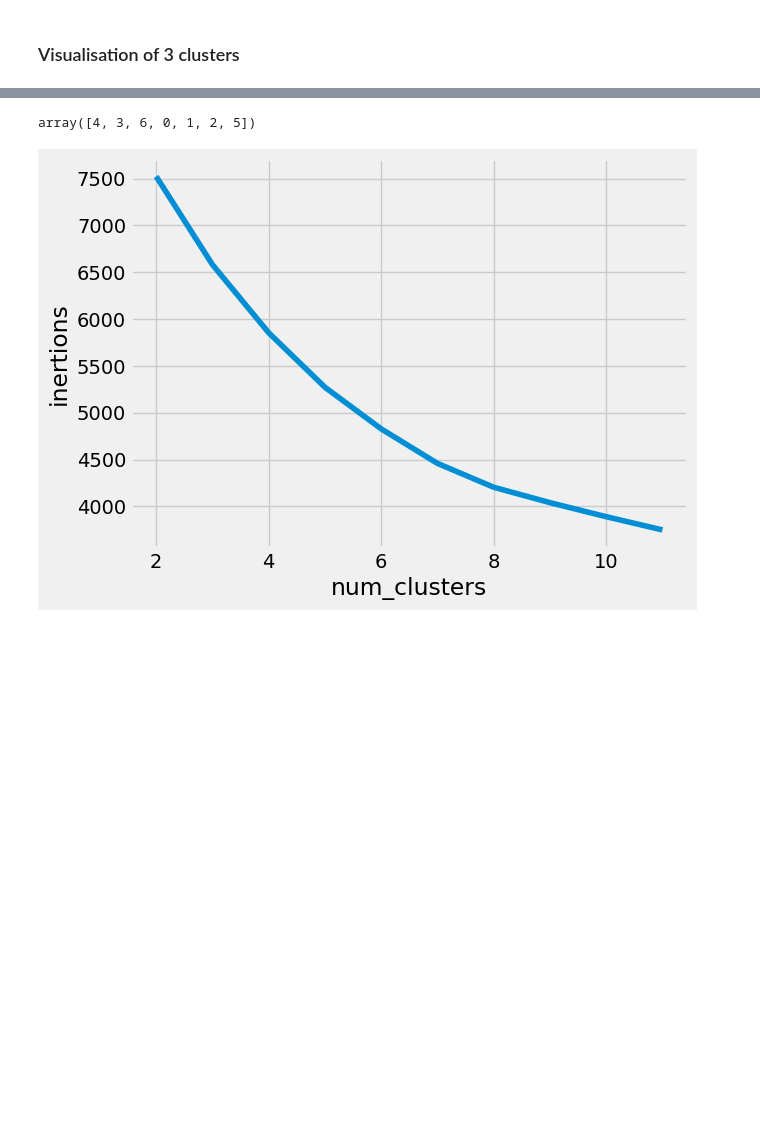
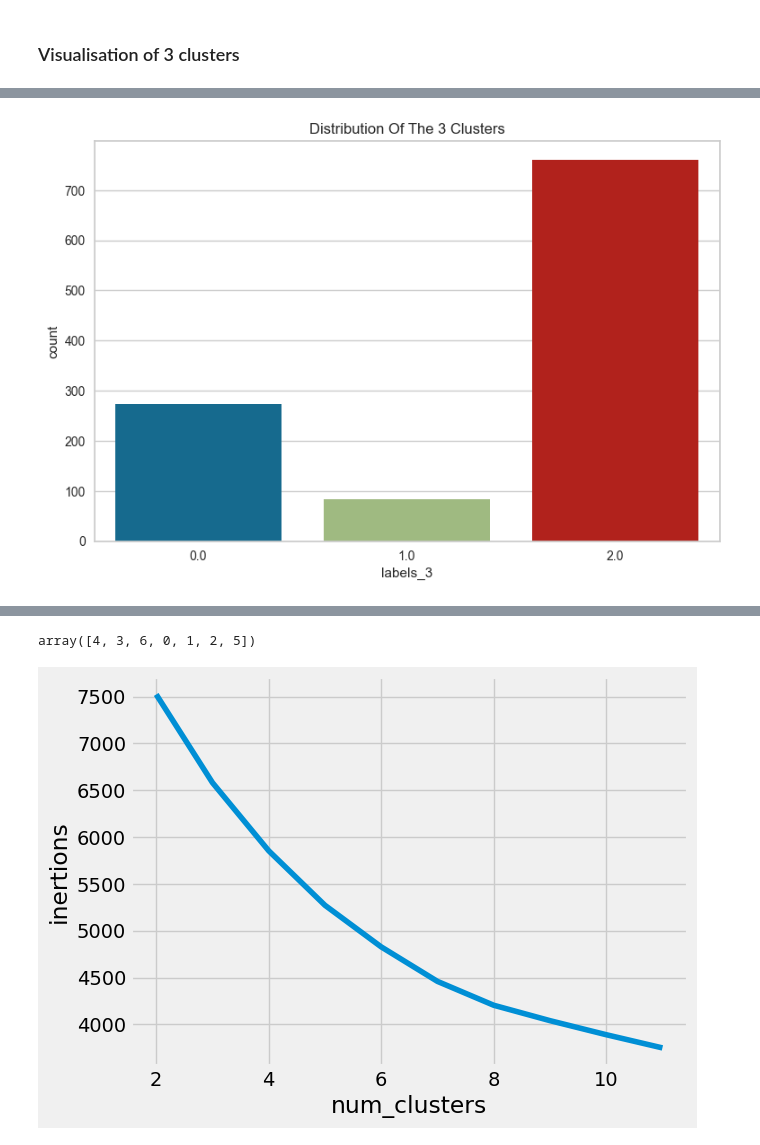
Before and after one commit to azebryk/My_spotify_songs, a Jupyter notebook: 3_EDA_Clustering.ipynb, the cells around one changed output, grey strips where cells are left out. Cells and saved outputs as stored; diff of their text form; code cells hidden in the pictures; blank space fills up the shorter version.

```diff
--- a/3_EDA_Clustering.ipynb
+++ b/3_EDA_Clustering.ipynb
@@ -428,7 +413,7 @@ model = clt.fit(X_std)
 
 labels = pd.Series(model.labels_)
 # %%
-df['labels'] = pd.Series(model.labels_)
+df['labels_6'] = pd.Series(model.labels_)
 # %%
 colours = ['r', 'g', 'b', 'c', 'm', 'y']
 # %%
@@ -445,7 +468,7 @@ model = clt.fit(X_std)
 
 labels = pd.Series(model.labels_)
 # %%
-df['labels'] = pd.Series(model.labels_)
+df['labels_3'] = pd.Series(model.labels_)
 # %%
 colours = ['r', 'g', 'b']
 sns.scatterplot(data_2d[:,0], data_2d[:,1], hue=labels, palette=colours)
@@ -454,0 +482,6 @@ plt.show()
+# %%
+sns.countplot(x=df['labels_3'])
+plt.title("Distribution Of The 3 Clusters")
+plt.show()
+# %% [output]
+[figure, added]
```
Also changed, not shown: parts of 36 cells of this notebook, 7 other files.
